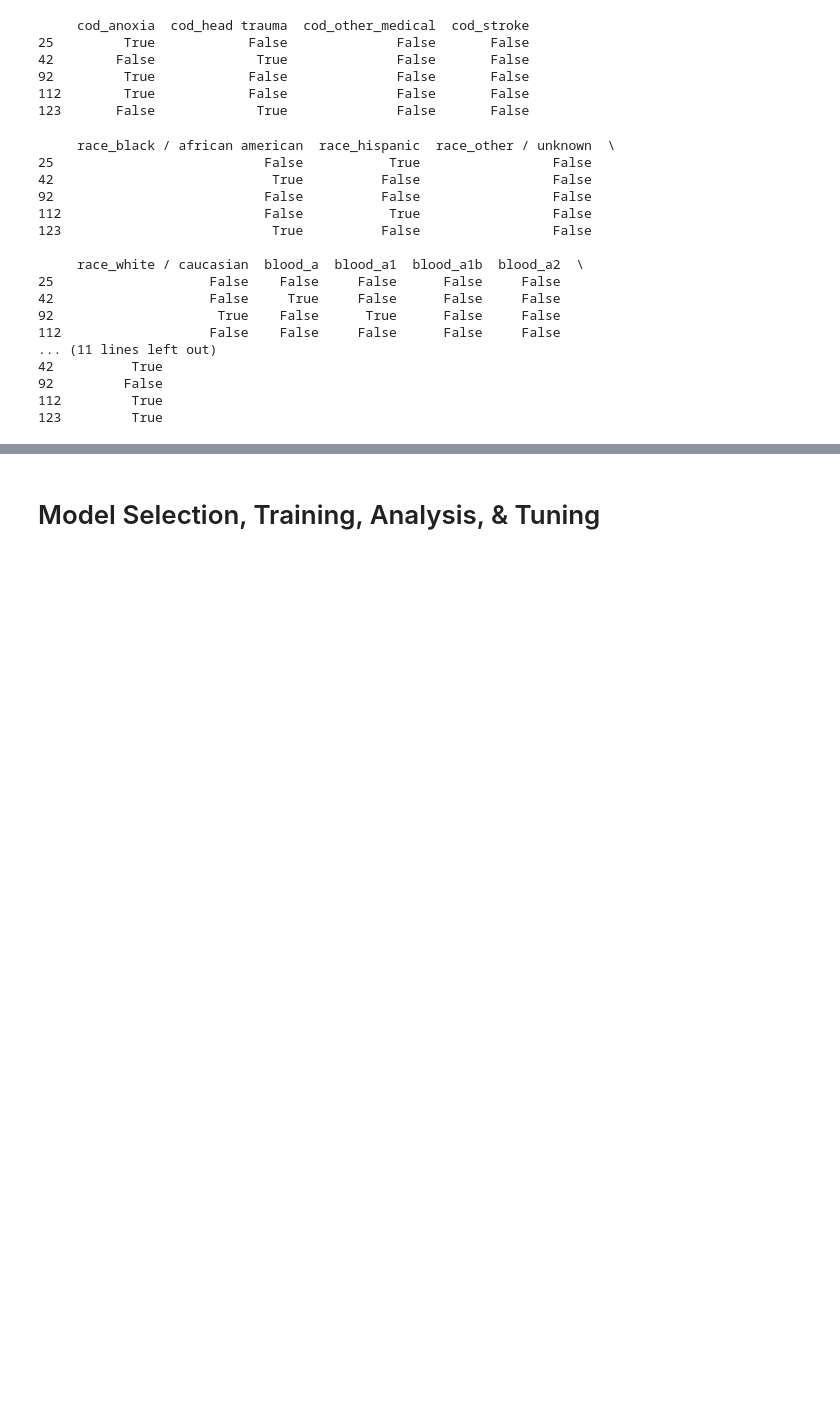
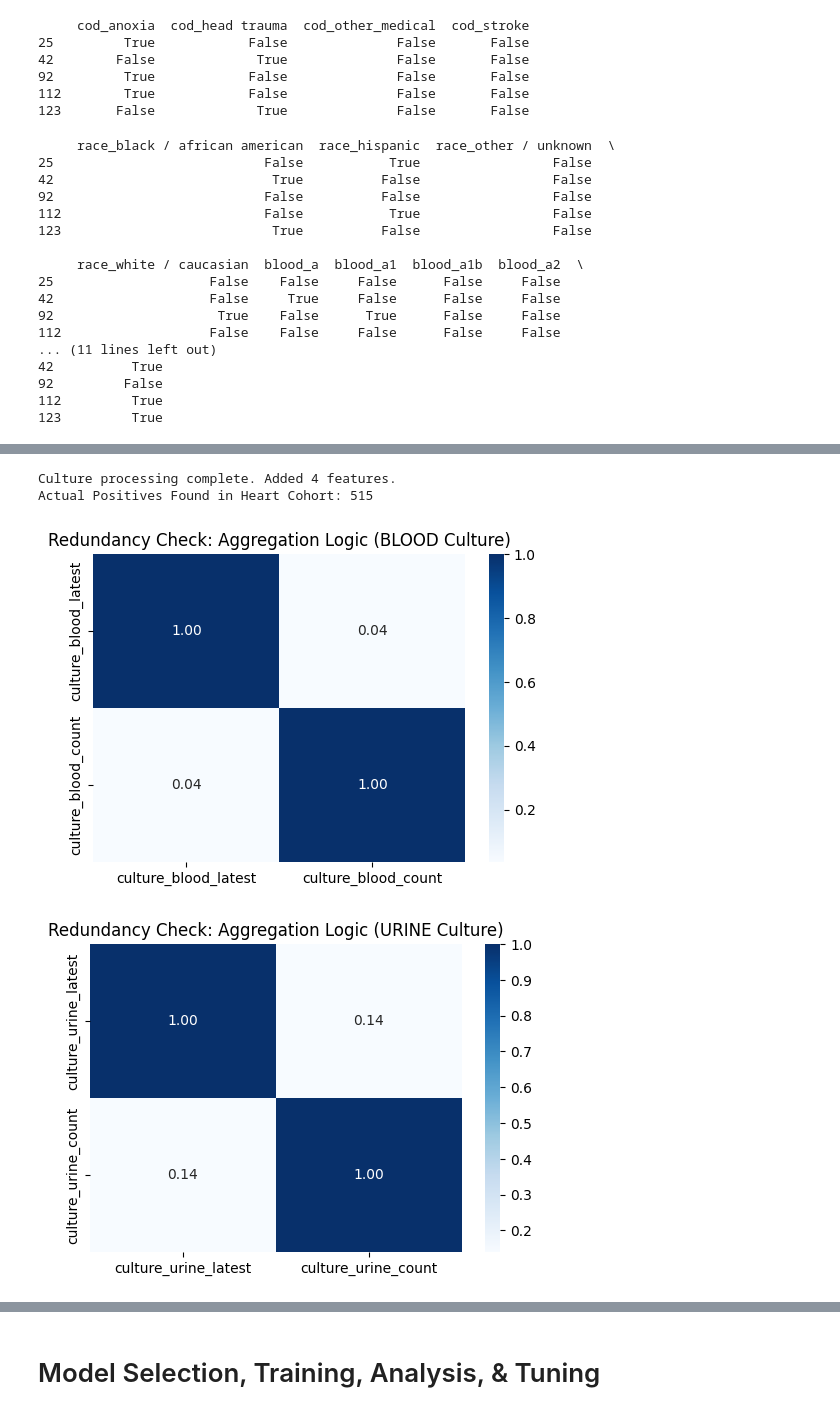
Before and after one commit to lonebono/STINTSY-MCO, a Jupyter notebook: STINTSY-MCO-Group 9.ipynb, the cells around one changed output, grey strips where cells are left out. Saved outputs shown, nothing was run; the diff lists cells and outputs as text; code cells hidden in the pictures; blank space fills up the shorter version.

```diff
--- a/STINTSY-MCO-Group 9.ipynb
+++ b/STINTSY-MCO-Group 9.ipynb
@@ -984,0 +1199,43 @@ print(df_heart_med.filter(regex='^(circ_|mech_)').head())
+# %%
+# CultureEvents Feature Engineering: Latest Result + Count
+
+culture_targets = ['blood', 'urine']
+culture_filtered = CultureEvents_med.copy()
+culture_filtered['culture_source'] = culture_filtered['culture_source'].str.lower().str.strip()
+culture_filtered = culture_filtered[culture_filtered['culture_source'].isin(culture_targets)]
+
+# mapping and aggregation
+culture_filtered['is_positive'] = culture_filtered['result'].str.lower().map({'p': 1, 'n': 0, 'i': 0}).fillna(0)
+culture_filtered['time_event'] = pd.to_datetime(culture_filtered['time_event'])
+culture_filtered = culture_filtered.sort_values(by=['patient_id', 'time_event'])
+culture_agg = culture_filtered.groupby(['patient_id', 'culture_source'])['is_positive'].agg(['last', 'count']).reset_index()
+
+# pivot then flatten then merge to main df
+culture_pivot = culture_agg.pivot(index='patient_id', columns='culture_source', values=['last', 'count'])
+culture_pivot.columns = [f'culture_{source}_{stat.replace("last", "latest")}' for stat, source in culture_pivot.columns]
+culture_pivot = culture_pivot.reset_index()
+df_heart_med = df_heart_med.merge(culture_pivot, on='patient_id', how='left')
+
+# check non existent records
+culture_cols = df_heart_med.filter(like='culture_').columns
+df_heart_med[culture_cols] = df_heart_med[culture_cols].fillna(0)
+
+actual_positives = df_heart_med.filter(like='culture_').filter(like='_latest').sum().sum()
+print(f"Culture processing complete. Added {len(culture_pivot.columns)-1} features.")
+print(f"Actual Positives Found in Heart Cohort: {int(actual_positives)}")
+
+for source in culture_targets:
+    target_cols = [c for c in df_heart_med.columns if f'culture_{source.lower()}_' in c]
+    if len(target_cols) > 1:
+        plt.figure(figsize=(6, 4))
+        logic_check = df_heart_med[target_cols].corr().abs()
+        sns.heatmap(logic_check, annot=True, cmap='Blues', fmt=".2f")
+        plt.title(f'Redundancy Check: Aggregation Logic ({source.upper()} Culture)')
+        plt.show()
+    else:
+        print(f"Not enough features to check redundancy for: {source}")
+# %% [output]
+Culture processing complete. Added 4 features.
+Actual Positives Found in Heart Cohort: 515
+[figure, added]
+[figure, added]
```
Also changed, not shown: parts of 22 cells of this notebook.
